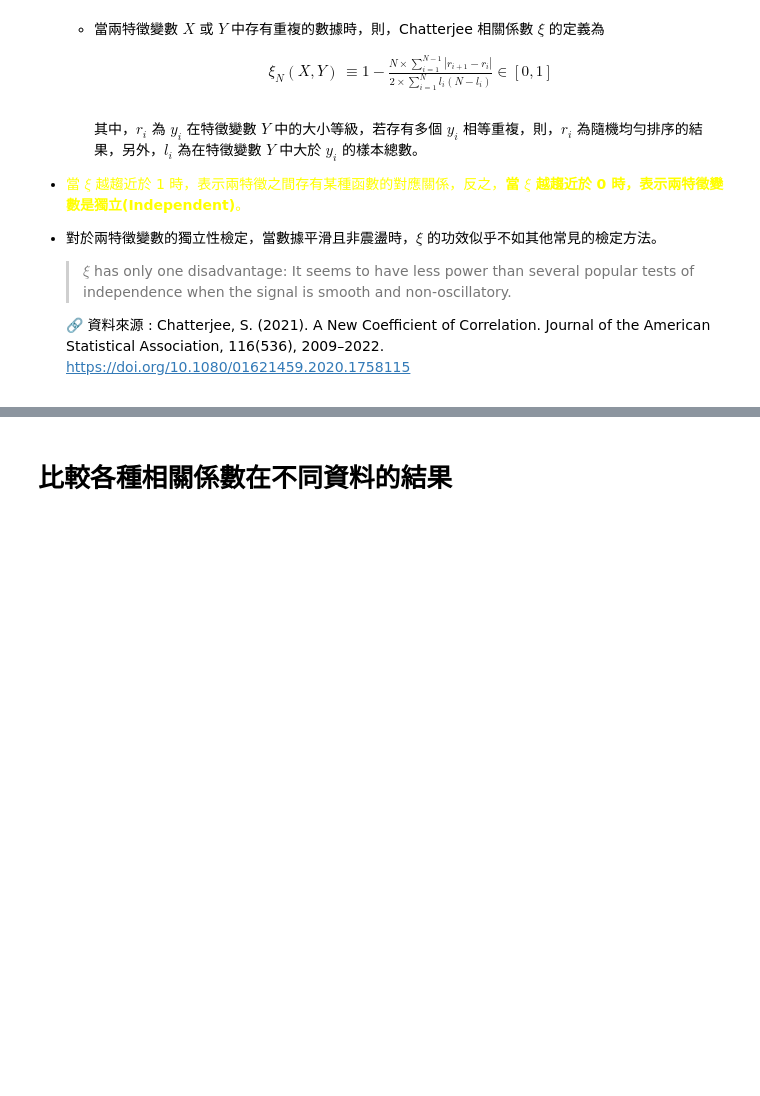
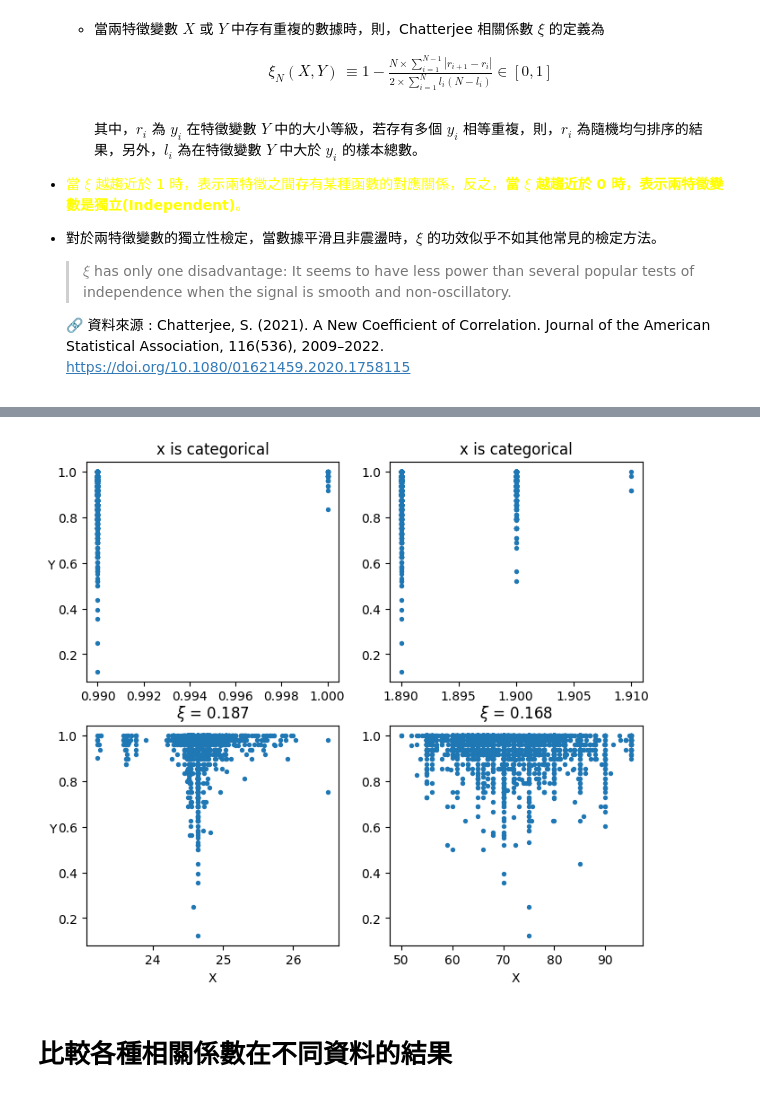
Before and after one commit to YenLinWu/Daily_Work_of_Data_Science, a Jupyter notebook: Association_and_Correlation/Association_and_Correlation.ipynb, the cells around one changed output, grey strips where cells are left out. Drawn from its saved outputs; the diff is of its cells as text; code cells hidden in the pictures; blank space fills up the shorter version.

```diff
--- a/Association_and_Correlation/Association_and_Correlation.ipynb
+++ b/Association_and_Correlation/Association_and_Correlation.ipynb
@@ -672,6 +709,67 @@ SciPy version: 1.11.4
 Matplotlib version: 3.7.1
 ===================
 [figure]
+# %%
+#@title 類別 $X$ v.s. 連續 $Y$
+
+#@markdown 當特徵變數 $X$ 的資料型態為類別，且特徵變數 $Y$ 為連續時，則 Chatterje 相關係數將無法直觀的解釋，無法有效捕捉 $X$ 與 $Y$ 之間的關係，原因在於，$X$ 排序只能提供的資訊非常有限，如下圖。
+#@markdown
+#@markdown 在此情境中，我們可考慮使用其他統計方法，來評估這兩變數的相關性，例如 : 點二系列相關係數([Point-biserial Correlation Coefficient](https://en.wikipedia.org/wiki/Point-biserial_correlation_coefficient))、多系列相關(Polyserial Correlation)等。
+
+# 讀取資料
+sample_data = pd.read_excel('./sample_data_for_Chatterjee.xlsx')
+
+x1 = np.array(sample_data['x_1'].to_list())
+x2 = np.array(sample_data['x_2'].to_list())
+x3 = np.array(sample_data['x_3'].to_list())
+x4 = np.array(sample_data['x_4'].to_list())
+y = np.array(sample_data['y'].to_list())
+
+# 計算 Chatterje 相關係數
+xi1, p1 = xicor(x1, y)
+xi2, p2 = xicor(x2, y)
+xi3, p3 = xicor(x3, y)
+xi4, p4 = xicor(x4, y)
+
+# 資料視覺化
+plt.figure(figsize=(8, 7))
+plt.subplot(221)
+plt.scatter(x1, y, s=8)
+if not isinstance(xi1, str):
+    plt.title('$\\xi$ = ' +str(np.round(xi1, 3)))
+else:
+    plt.title('x is categorical')
+plt.ylabel('Y ', rotation=0)
+
+plt.subplot(222)
+plt.scatter(x2, y, s=8)
+if not isinstance(xi2, str):
+    plt.title('$\\xi$ = ' +str(np.round(xi2, 3)))
+else:
+    plt.title('x is categorical')
+plt.subplot(223)
+plt.scatter(x3, y, s=8)
+if not isinstance(xi3, str):
+    plt.title('$\\xi$ = ' +str(np.round(xi3, 3)))
+else:
+    plt.title('x is categorical')
+plt.xlabel('X')
+plt.ylabel('Y', rotation=0)
+
+plt.subplot(224)
+plt.scatter(x4, y, s=8)
+if not isinstance(xi4, str):
+    plt.title('$\\xi$ = ' +str(np.round(xi4, 3)))
+else:
+    plt.title('x is categorical')
+plt.xlabel('X')
+
+img_path = 'Chatterjee_Correlation_Coefficient_about_Categorical_Variable.png'
+plt.savefig(img_path, bbox_inches='tight', format='png')
+
+plt.show()
+# %% [output]
+[figure, added]
 # %% [markdown]
 # 比較各種相關係數在不同資料的結果
 # %%
```
Also changed, not shown: parts of 9 cells of this notebook.
